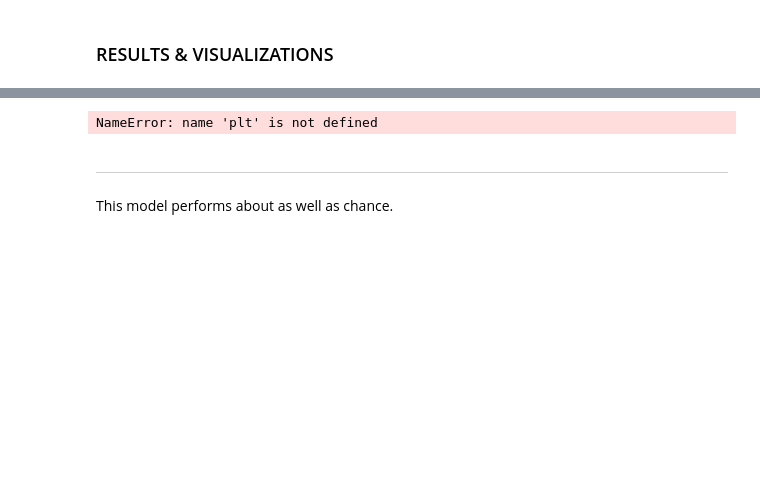
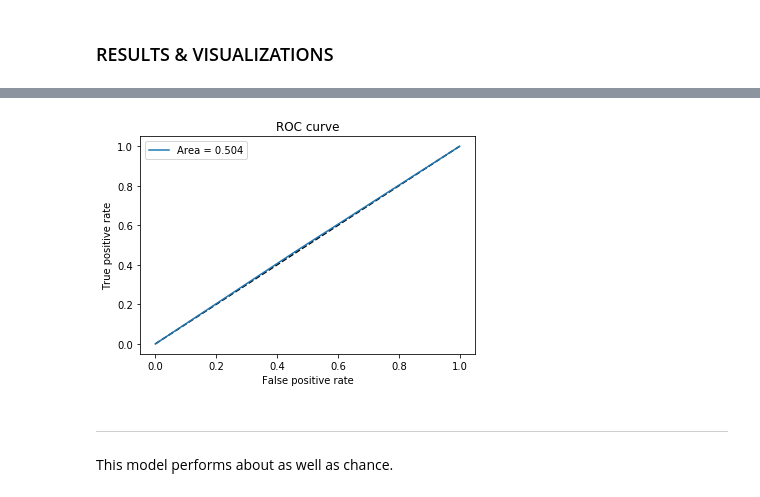
Before and after one commit to lbrou82/Springboard_Capstone2, a Jupyter notebook: notebooks/3.0_Model1.ipynb, the cells around one changed output, grey strips where cells are left out. Drawn from its saved outputs; the diff is of its cells as text; code cells hidden in the pictures; blank space fills up the shorter version.

```diff
--- a/notebooks/3.0_Model1.ipynb
+++ b/notebooks/3.0_Model1.ipynb
@@ -164,19 +164,7 @@ Wall time: 6.73 s
-# %%
-from sklearn.metrics import roc_curve
-from sklearn.metrics import auc
-
-_ = plt.plot([0, 1], [0, 1], 'k--')
-fpr_keras, tpr_keras, thresholds_keras = roc_curve(test_generator.classes, y_pred)
-auc_keras = auc(fpr_keras, tpr_keras)
-
-_ = plt.plot(fpr_keras, tpr_keras, label='Keras (area = {:.3f})'.format(auc_keras))
-plt.xlabel('False positive rate')
-plt.ylabel('True positive rate')
-plt.title('ROC curve')
-plt.legend(loc='best')
-plt.show()
-# %% [output]
-NameError: name 'plt' is not defined
+# %%
+plot_auc_roc(test_generator.classes,y_pred) #called from 2.0_PreProcessing Notebook
+# %% [output]
+[figure, added]
 # %% [markdown]
 ----
 # %% [markdown]
```
Also changed, not shown: parts of 6 cells of this notebook, 3 other files.
